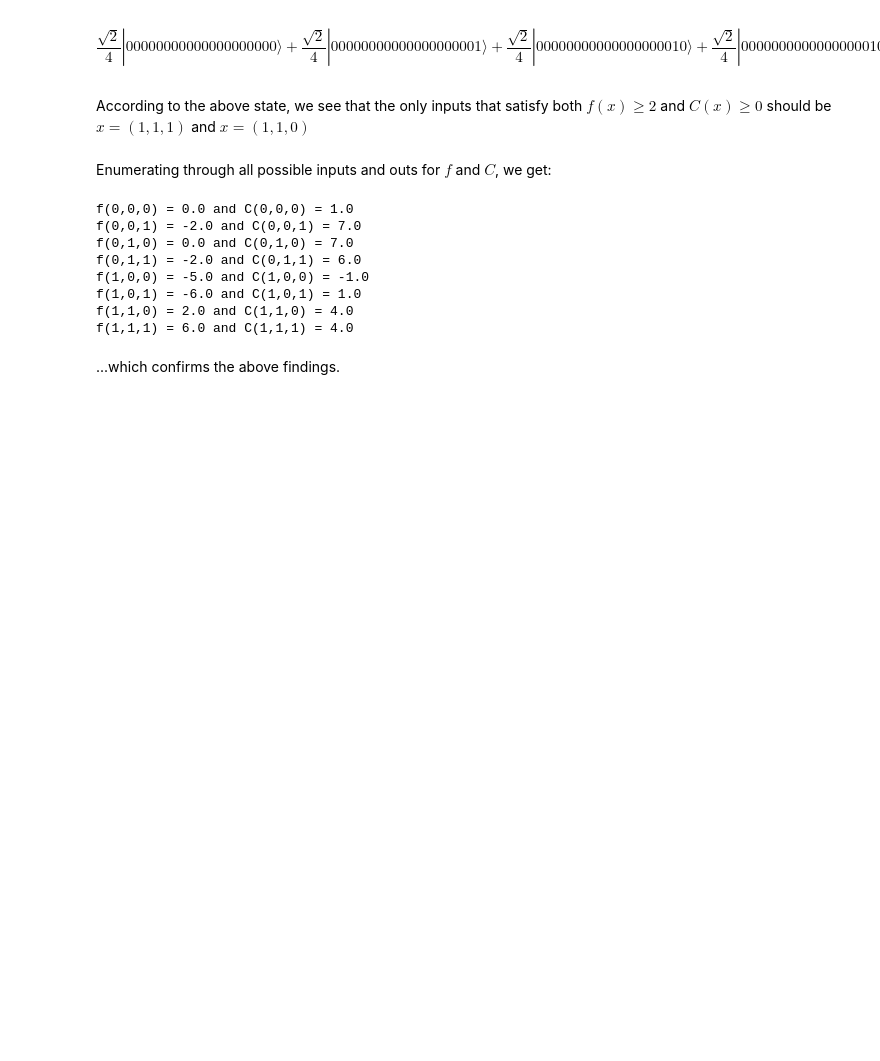
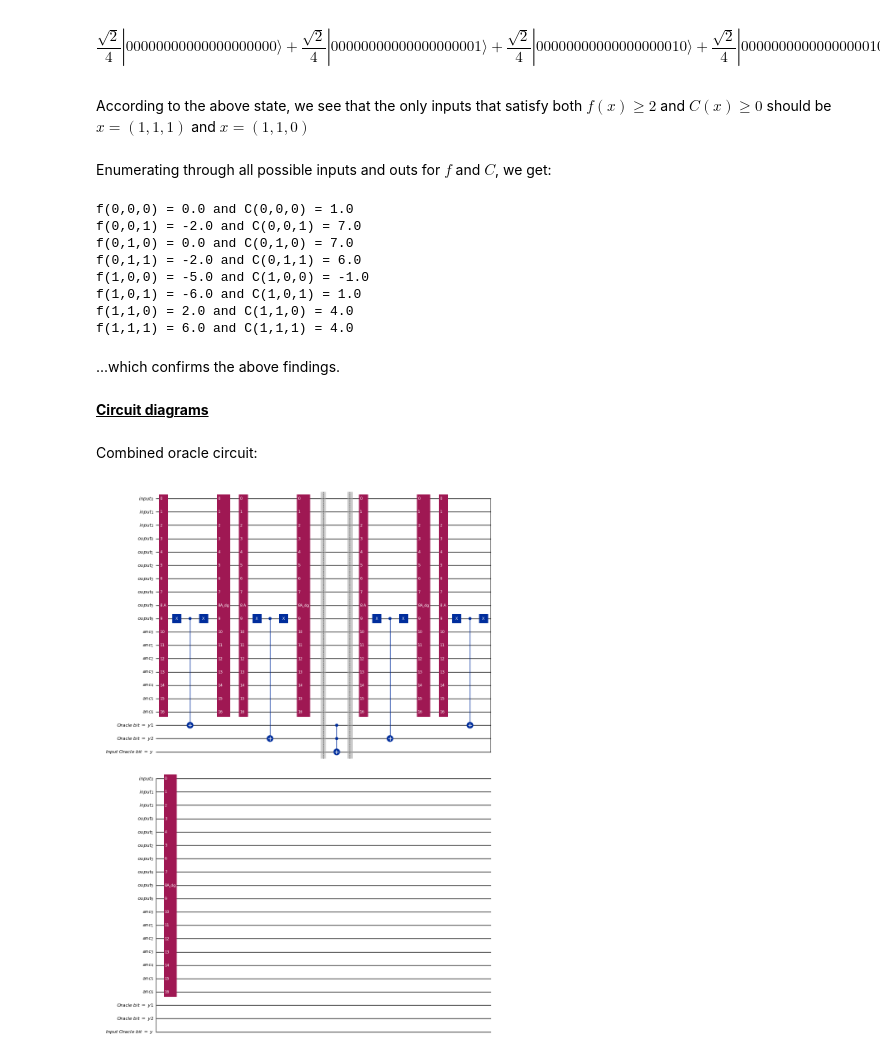
Before and after one commit to elhyc/qproject, a Jupyter notebook: GASpolynomial_miniproject.ipynb, the cells around one changed output. Saved outputs shown, nothing was run; the diff lists cells and outputs as text; code cells hidden in the pictures; blank space fills up the shorter version.

```diff
--- a/GASpolynomial_miniproject.ipynb
+++ b/GASpolynomial_miniproject.ipynb
@@ -75,7 +75,7 @@ def input_generator(n, seed, t):
 
     for key in f:
         value = random.randint(-seed,seed)
-        f_bound += abs(value)
+        ft_bound += abs(value)
         f[key] = value
     f_t = f
     f_t['0'*n] = -t
@@ -464,3 +457,11 @@ f(1,1,0) = 2.0 and C(1,1,0) = 4.0
 f(1,1,1) = 6.0 and C(1,1,1) = 4.0
 # %% [markdown]
 ...which confirms the above findings.
+# %% [markdown]
+<b> <ins> Circuit diagrams </ins> </b>
+# %% [markdown]
+Combined oracle circuit:
+# %%
+CombinedMarkerCircuit.draw("mpl", scale=0.5, style="iqx")
+# %% [output]
+[figure, added]
```
Also changed, not shown: parts of 5 cells of this notebook.
